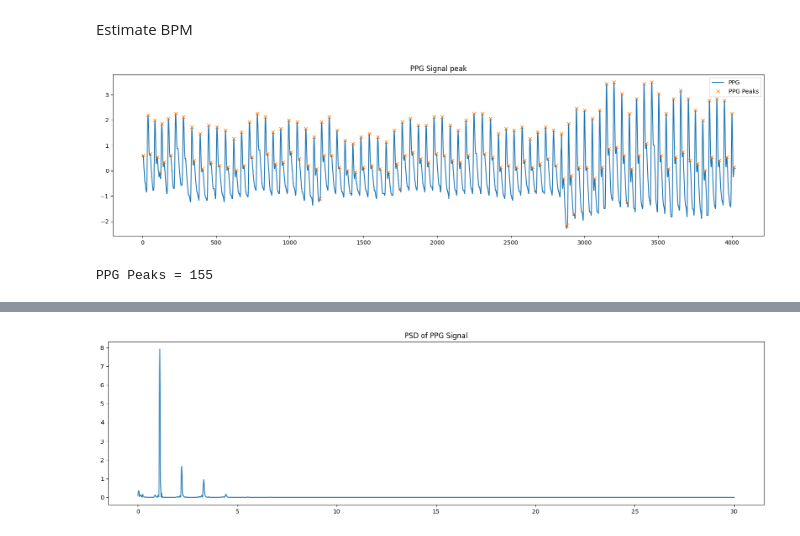
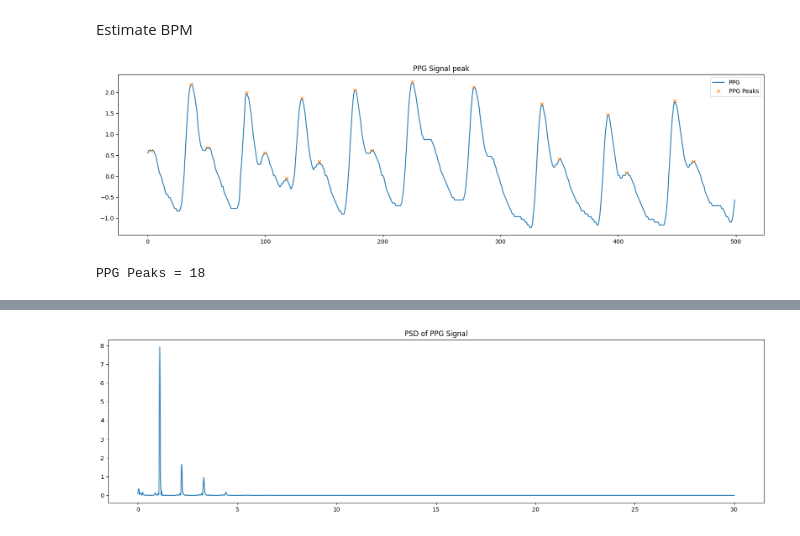
Before and after one commit to Ren1100/remote-PPG, a Jupyter notebook: test.ipynb, the cells around one changed output, grey strips where cells are left out. Saved outputs shown, nothing was run; the diff lists cells and outputs as text; code cells hidden in the pictures.

Commit message:
plot

```diff
--- a/test.ipynb
+++ b/test.ipynb
@@ -13,10 +13,10 @@ import pandas as pd
 # %% [markdown]
 Load File
 # %%
-subject_name = '01-01'
+subject_name = '01-01/'
 dataset_path = 'PURE/'
 
-img_frame_path = dataset_path + subject_name + '/01-01/'
+img_frame_path = dataset_path + subject_name + subject_name
 
 png_list = glob(img_frame_path + '*.png')
 png_list.sort(key=lambda f: int(''.join(filter(str.isdigit, f))))
@@ -393,19 +421,19 @@ BPM = 70.12518666002987
 Estimate BPM
 # %%
 from scipy.signal import find_peaks
-PPG_peaks, _ = find_peaks(waveform)
+PPG_peaks, _ = find_peaks(waveform[:500])
 
 plt.figure(figsize=(20,5))
-plt.plot(waveform, label='PPG')
+plt.plot(waveform[:500], label='PPG')
 plt.plot(PPG_peaks, waveform[PPG_peaks], "x", label='PPG Peaks')
 plt.legend()
 plt.title("PPG Signal peak")
 plt.show()
 
 print(f"PPG Peaks = {len(PPG_peaks)}")
 # %% [output]
-[figure, old version]
+[figure, new version]
-PPG Peaks = 155
+PPG Peaks = 18
 # %%
 from scipy.signal import find_peaks
 rPPG_peaks, _ = find_peaks(rPPG_filtered)
```
Also changed, not shown: parts of 17 cells of this notebook.
